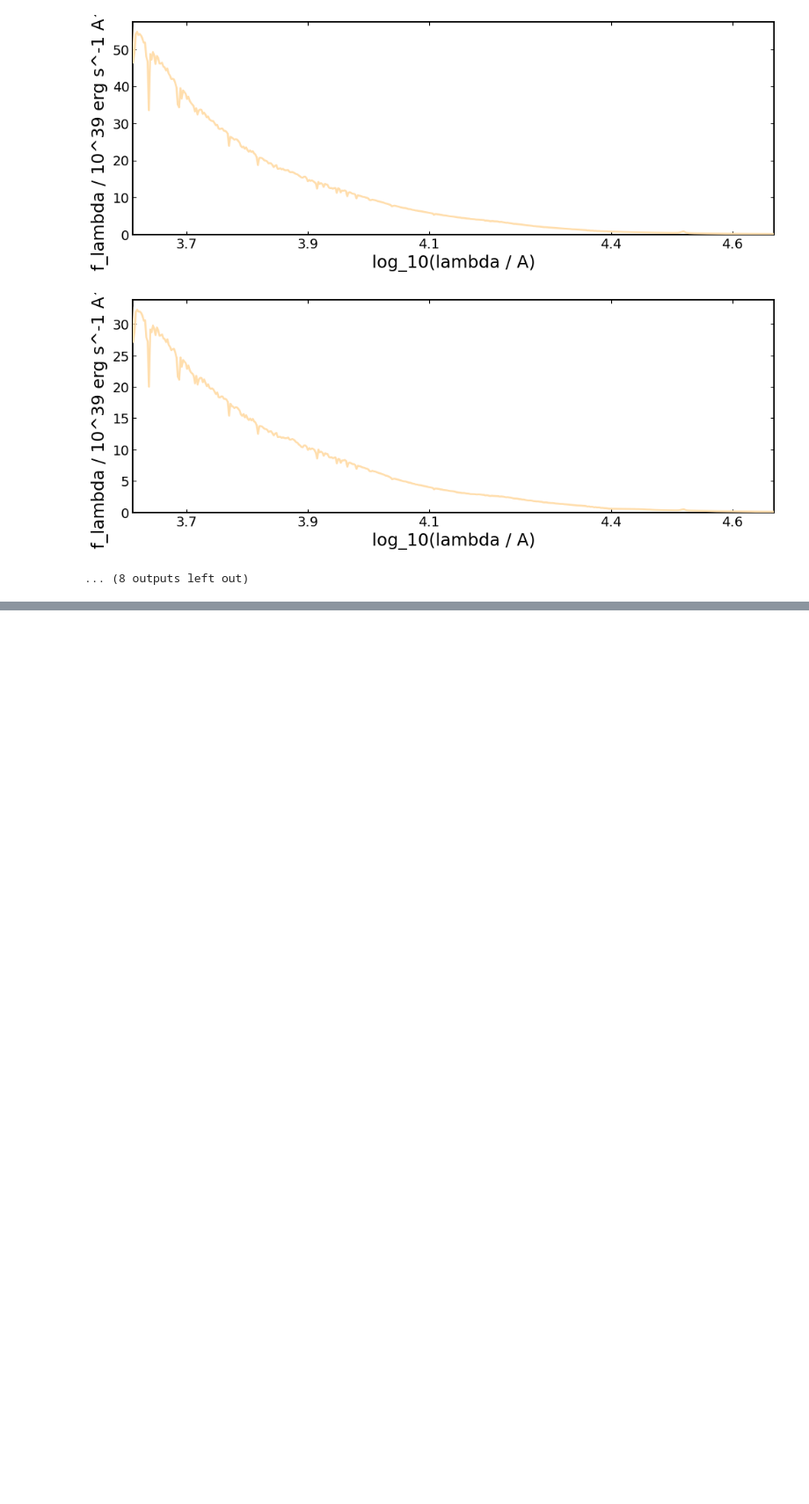
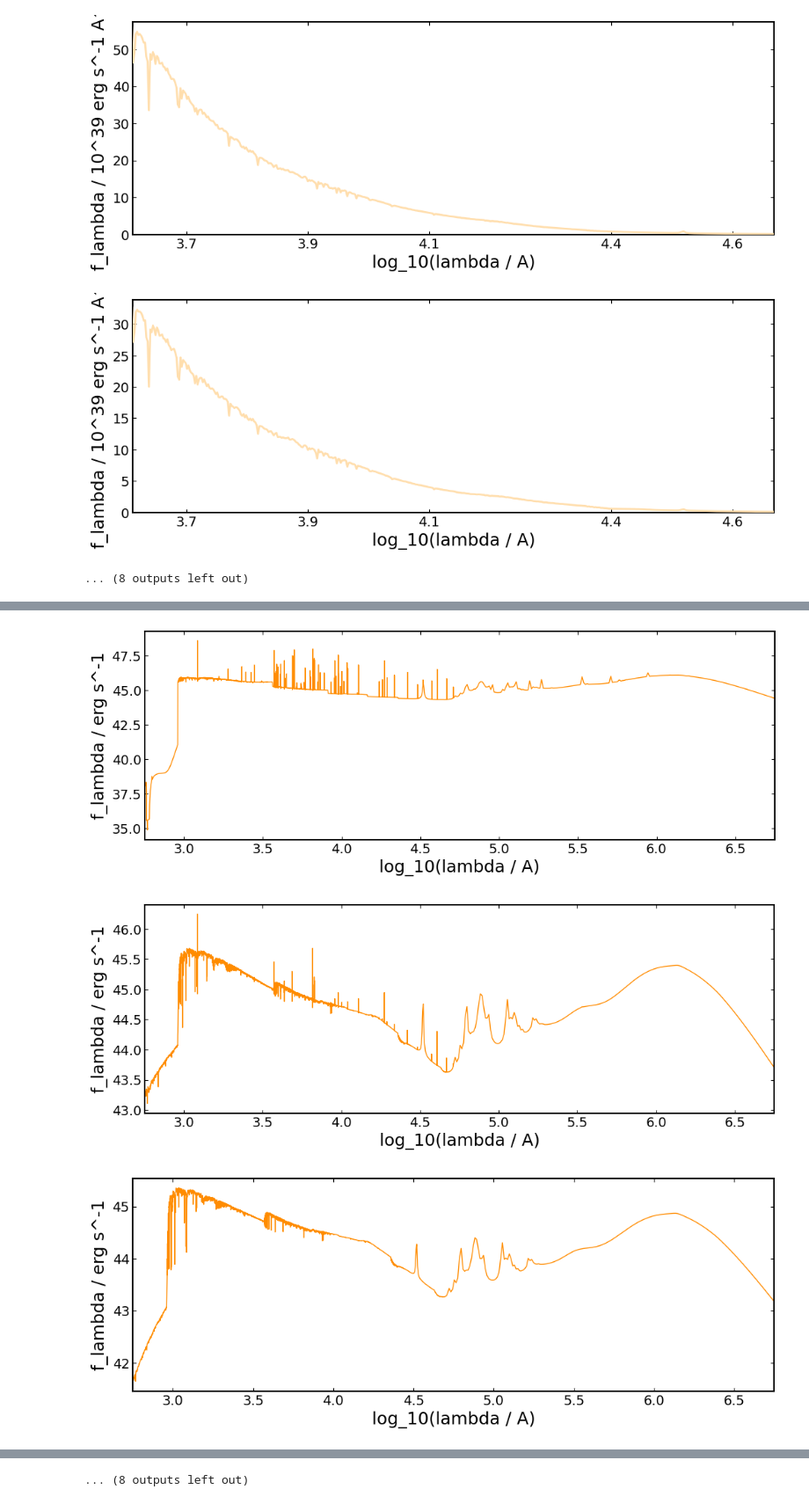
Before and after one commit to abbycrowther/star-formation-histories, a Jupyter notebook: Code/starburst_over_time.ipynb, the cells around one changed output, grey strips where cells are left out. Shown at 88% size. Saved outputs shown, nothing was run; the diff lists cells and outputs as text; code cells hidden in the pictures; blank space fills up the shorter version.

```diff
--- a/Code/starburst_over_time.ipynb
+++ b/Code/starburst_over_time.ipynb
@@ -130,0 +178,47 @@ plt.show()
+# %%
+import bagpipes as pipes
+import numpy as np
+import matplotlib.pyplot as plt
+
+dust = {
+    "type": "Calzetti",
+    "Av": 0.2,
+    "eta": 2.0
+}
+
+nebular = {
+    "logU": -3.0
+}
+
+for t in ages_gyr:
+
+    burst = {
+        "age": t,            # Gyr
+        "massformed": 10,
+        "metallicity": 0.5
+    }
+
+    model_components = {
+        "redshift": 0,
+        "burst": burst,
+        "dust": dust,
+        "nebular": nebular,
+        "t_bc": 0.01,        # Gyr
+        "veldisp": 200.
+    }
+
+    model = pipes.model_galaxy(
+        model_components,
+        filt_list=filter_files,
+        spec_wavs = np.arange(global_min - 500,
+                      global_max + 500,
+                      5.)
+
+    )
+
+    model.plot_full_spectrum()
+    plt.show()
+# %% [output]
+[figure, added]
+[figure, added]
+[figure, added]
@@ -130,0 +234 @@ plt.show()
+... (8 outputs left out)
```
Also changed, not shown: parts of 5 cells of this notebook, 1 other file.
